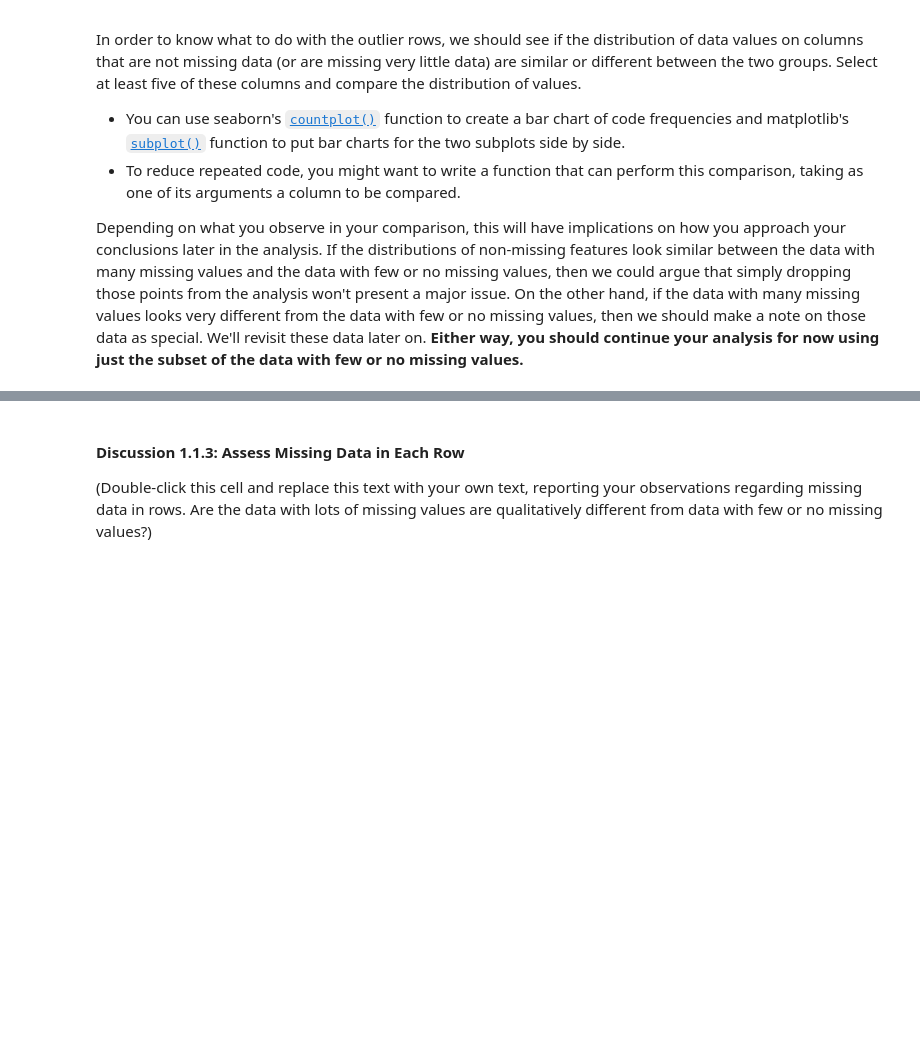
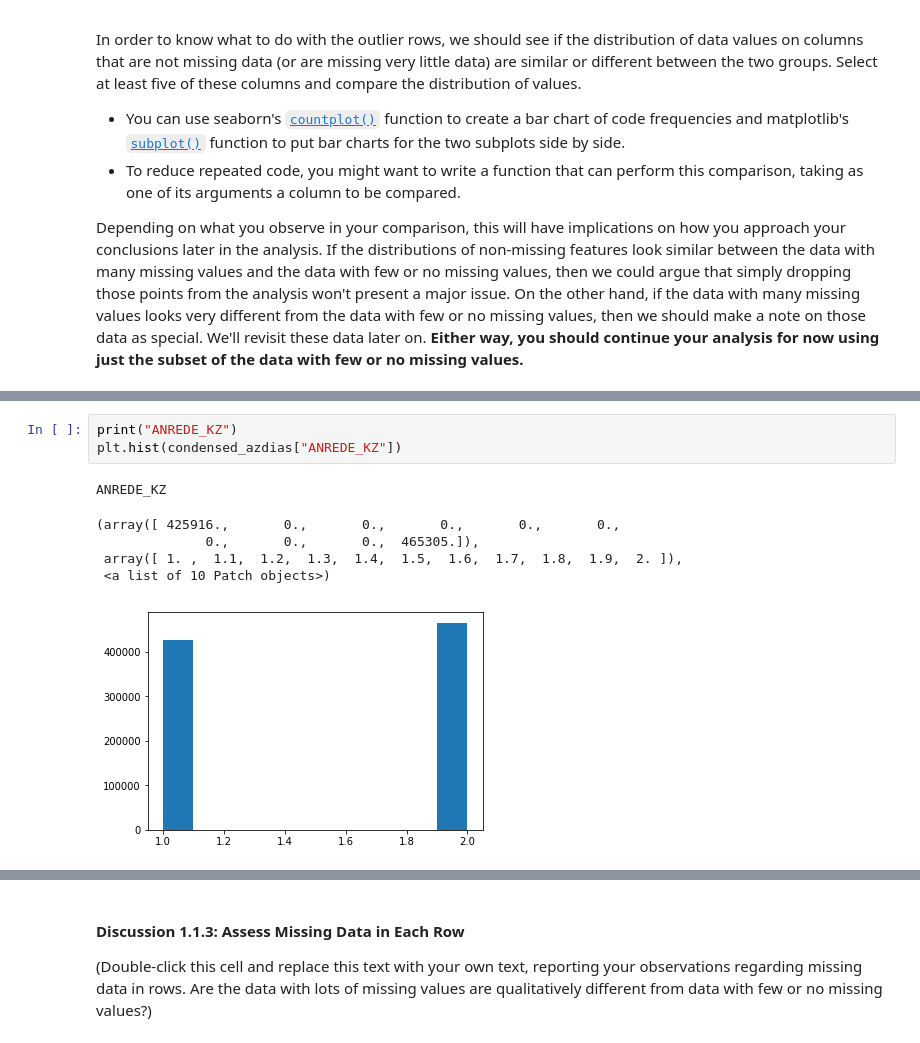
Before and after one commit to SarthakJaingit/AravatoGermanyCustomerSegments, a Jupyter notebook: Identify_Customer_Segments.ipynb, the cells around one changed output, grey strips where cells are left out. Drawn from its saved outputs; the diff is of its cells as text; blank space fills up the shorter version.

```diff
--- a/Identify_Customer_Segments.ipynb
+++ b/Identify_Customer_Segments.ipynb
@@ -162,0 +315,10 @@ Depending on what you observe in your comparison, this will have implications on
+# %%
+print("ANREDE_KZ")
+plt.hist(condensed_azdias["ANREDE_KZ"])
+# %% [output]
+ANREDE_KZ
+(array([ 425916.,       0.,       0.,       0.,       0.,       0.,
+              0.,       0.,       0.,  465305.]),
+ array([ 1. ,  1.1,  1.2,  1.3,  1.4,  1.5,  1.6,  1.7,  1.8,  1.9,  2. ]),
+ <a list of 10 Patch objects>)
+[figure, added]
```
Also changed, not shown: parts of 27 cells of this notebook.
